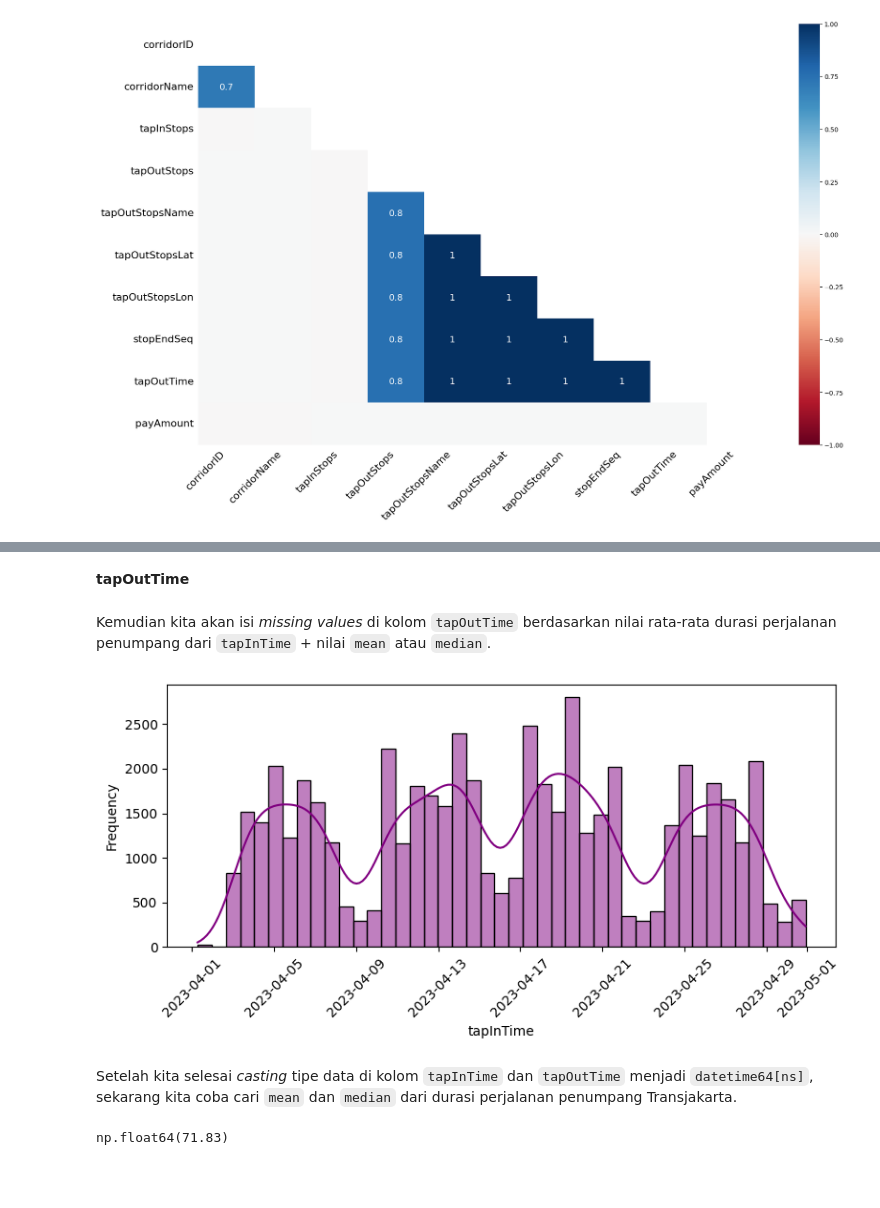
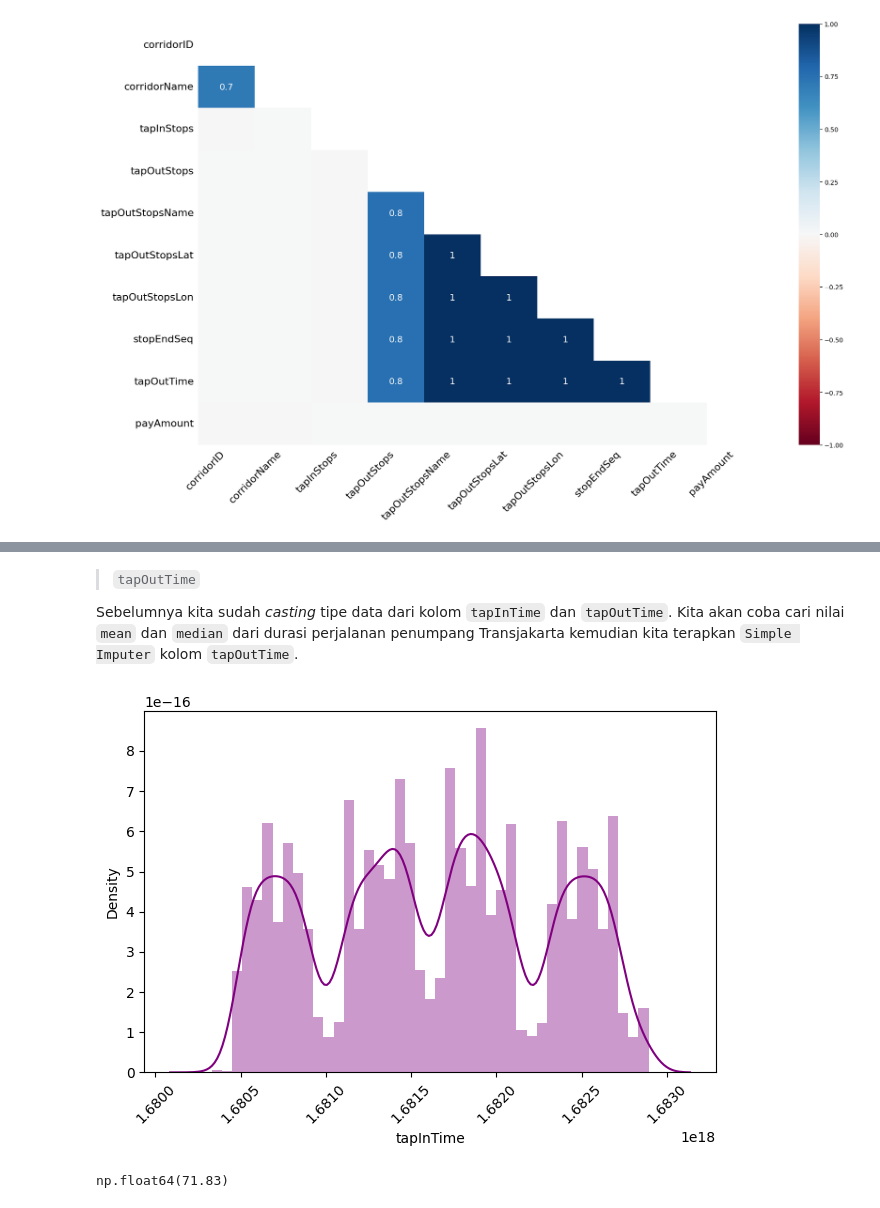
Before and after one commit to bonifasiusx/capstone-data-analysis, a Jupyter notebook: capstone_m2_data_analysis.ipynb, the cells around one changed output, grey strips where cells are left out. Saved outputs shown, nothing was run; the diff lists cells and outputs as text; code cells hidden in the pictures; blank space fills up the shorter version.

```diff
--- a/capstone_m2_data_analysis.ipynb
+++ b/capstone_m2_data_analysis.ipynb
@@ -382,3 +405,0 @@ Selanjutnya kita coba isi *missing values* di kolom `corridorName` dengan menjad
-# %%
-df_tj['corridorName'] = df_tj.groupby(['direction','tapInStopsName','tapOutStopsName'])['corridorName'] \
-    .transform(lambda x: mode_imputer.fit_transform(x.values.reshape(-1, 1)).ravel() if not x.mode().empty else x)
@@ -431,4 +427,0 @@ IterativeImputer()
-# %%
-# Transform
-df_tj['tapOutStopsLat'] = iter_imputer.transform(df_tj[['tapOutStopsLat','tapInStopsLat']])
-df_tj['tapOutStopsLat'] = df_tj['tapOutStopsLat'].astype('float64')
@@ -439,3 +427,0 @@ IterativeImputer()
-# %%
-df_tj['tapOutStopsLon'] = iter_imputer.transform(df_tj[['tapOutStopsLon','tapInStopsLon']])
-df_tj['tapOutStopsLon'] = df_tj['tapOutStopsLon'].astype('float64')
@@ -448,3 +427,0 @@ IterativeImputer()
-# %%
-df_tj['stopEndSeq'] = iter_imputer.transform(df_tj[['stopEndSeq','stopStartSeq']])
-df_tj['stopEndSeq'] = df_tj['stopEndSeq'].astype('int64')
@@ -471,16 +428,14 @@ display(
-# %% [markdown]
-**tapOutTime**
-# %% [markdown]
-Kemudian kita akan isi *missing values* di kolom `tapOutTime` berdasarkan nilai rata-rata durasi perjalanan penumpang dari `tapInTime` + nilai `mean` atau `median`.
+# %% [markdown]
+> `tapOutTime`
+
+Sebelumnya kita sudah *casting* tipe data dari kolom `tapInTime` dan `tapOutTime`. Kita akan coba cari nilai `mean` dan `median` dari durasi perjalanan penumpang Transjakarta kemudian kita terapkan `Simple Imputer` kolom `tapOutTime`.
 # %%
-plt.figure(figsize=(8,4))
-sns.histplot(df_tj['tapInTime'].astype('datetime64[ns]'), kde=True, stat='frequency', color='purple')
+sns.distplot(df_tj['tapInTime'].astype('datetime64[ns]'), kde=True, color='purple')
 plt.xticks(rotation=45)
-plt.tight_layout();
+plt.tight_layout()
+plt.show()
 # %% [output]
-[figure, old version]
+[figure, new version]
-# %% [markdown]
-Setelah kita selesai *casting* tipe data di kolom `tapInTime` dan `tapOutTime` menjadi `datetime64[ns]`, sekarang kita coba cari `mean` dan `median` dari durasi perjalanan penumpang Transjakarta.
 # %%
 display(
     round((df_tj['tapOutTime'] - df_tj['tapInTime']).dt.total_seconds().median() / 60, 2),
```
Also changed, not shown: parts of 190 cells of this notebook, 6 other files.
